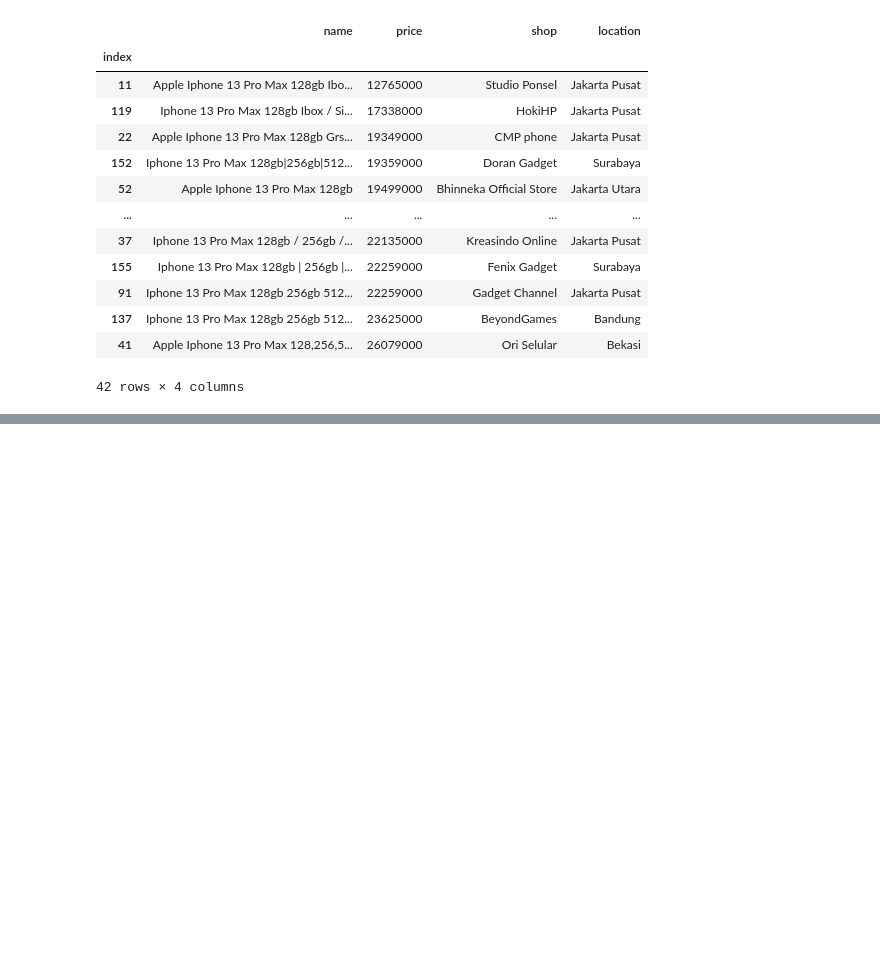
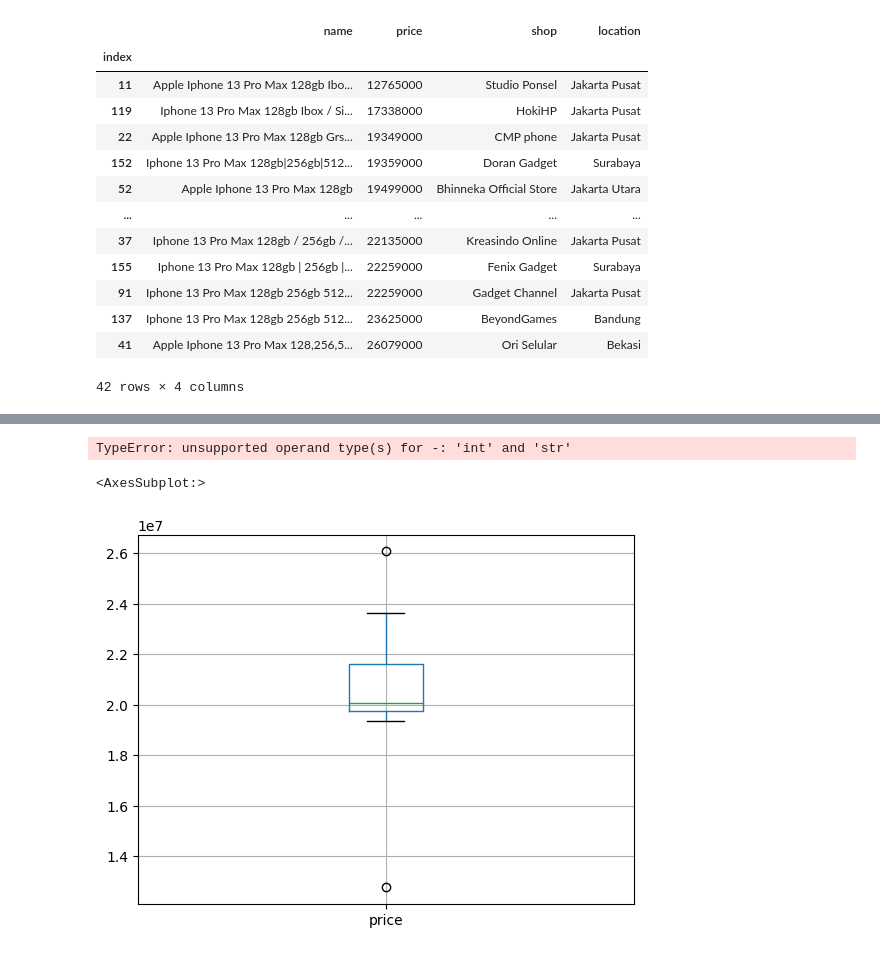
Before and after one commit to prasetyatf/iphone13promax_price_analysis, a Jupyter notebook: Analisis-Iphone_13_pro_max.ipynb, the cells around one changed output, grey strips where cells are left out. Drawn from its saved outputs; the diff is of its cells as text; code cells hidden in the pictures; blank space fills up the shorter version.

```diff
--- a/Analisis-Iphone_13_pro_max.ipynb
+++ b/Analisis-Iphone_13_pro_max.ipynb
@@ -188,7 +213,0 @@ Name: price, dtype: float64
-# %%
-# cek nama ambigu
-# nama ambigu perlu di kroscek ke penjual langsung
-
-pd.options.display.max_rows = 200
-ambigu = df.loc[df.name.str.contains('256') & df.name.str.contains('512') & df.name.str.contains('128'), :]
-ambigu
@@ -242,3 +238,16 @@ ValueError: The truth value of a DataFrame is ambiguous. Use a.empty, a.bool(),
+# %%
+# cek outlier bawah
+low_outlier = df[~ambigu] == 19689000 - ((df[~ambigu] == 21690100 - df[~ambigu] == 19689000) * 1.5)
+pd.options.display.max_rows = 50
+df[~ambigu]< low_outlier
+# %% [output]
+TypeError: unsupported operand type(s) for -: 'int' and 'str'
+# %%
+# deteksi outlier produk ambigu
+df[ambigu].boxplot('price')
+# %% [output]
+<AxesSubplot:>
+[figure, added]
 # %%
 # kategorikan produk harga pada umumnya
 # kategorikan produk harga outlier mahal
```
Also changed, not shown: parts of 13 cells of this notebook.
